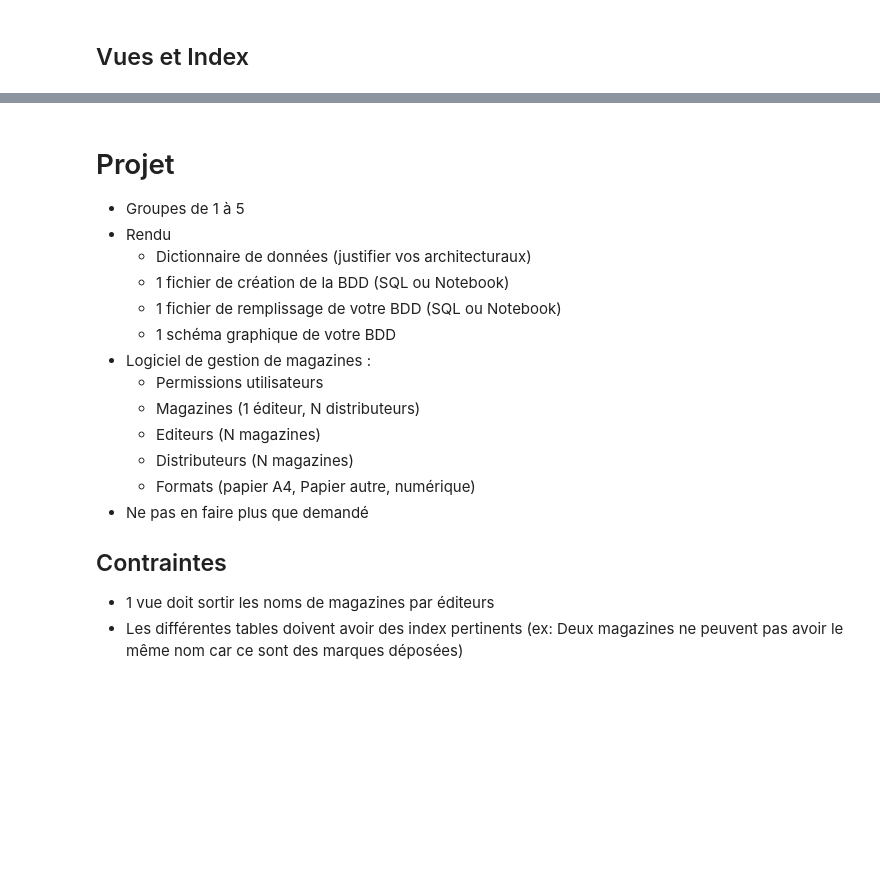
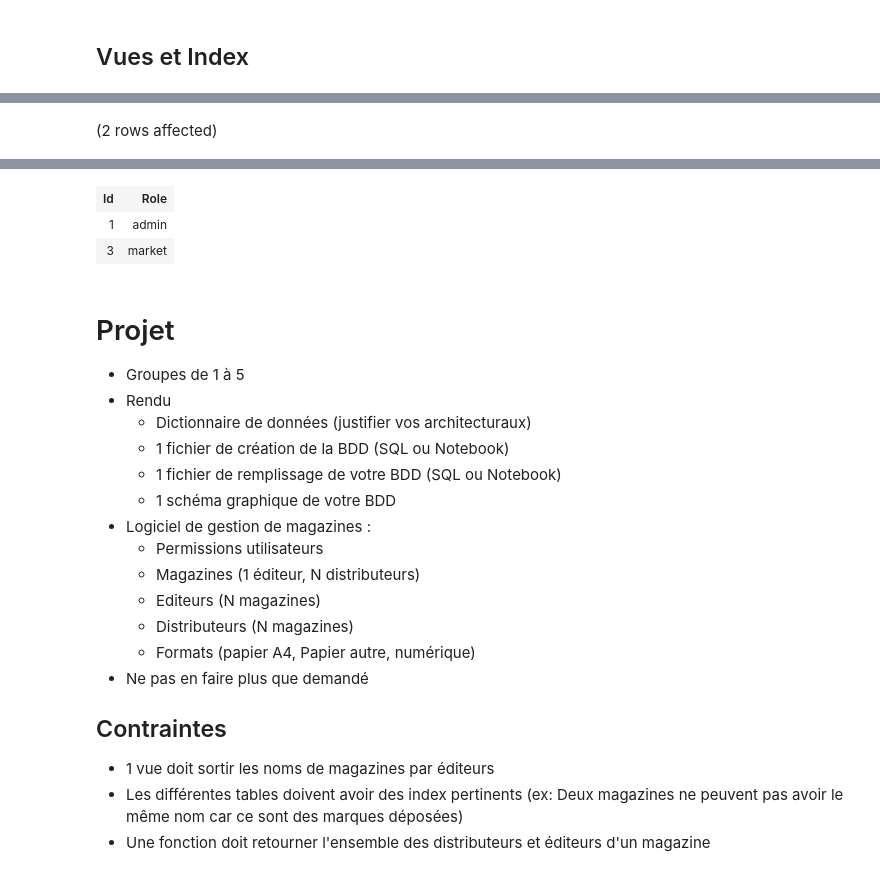
Before and after one commit to mbaumanndev/iut-2a-bdda, a Jupyter notebook: SQL-2A-2021.ipynb, the cells around one changed output, grey strips where cells are left out. Drawn from its saved outputs; the diff is of its cells as text; code cells hidden in the pictures; blank space fills up the shorter version.

```diff
--- a/SQL-2A-2021.ipynb
+++ b/SQL-2A-2021.ipynb
@@ -327,0 +501,4 @@ ON [data].[view_RoleUtilisateur] ([Login], [Role])
+# %%
+SELECT [Id], [Role] FROM [data].[fun_GetRolesForLogin](N'alice')
+# %% [output]
+(2 rows affected)
@@ -328,3 +506,6 @@ ON [data].[view_RoleUtilisateur] ([Login], [Role])
+| Id | Role |
+| 1 | admin |
+| 3 | market |
 # %% [markdown]
 # Projet
 
@@ -346,3 +527,4 @@ ON [data].[view_RoleUtilisateur] ([Login], [Role])
 
 - 1 vue doit sortir les noms de magazines par éditeurs
 - Les différentes tables doivent avoir des index pertinents (ex: Deux magazines ne peuvent pas avoir le même nom car ce sont des marques déposées)
+- Une fonction doit retourner l'ensemble des distributeurs et éditeurs d'un magazine
```
Also changed, not shown: parts of 34 cells of this notebook.
